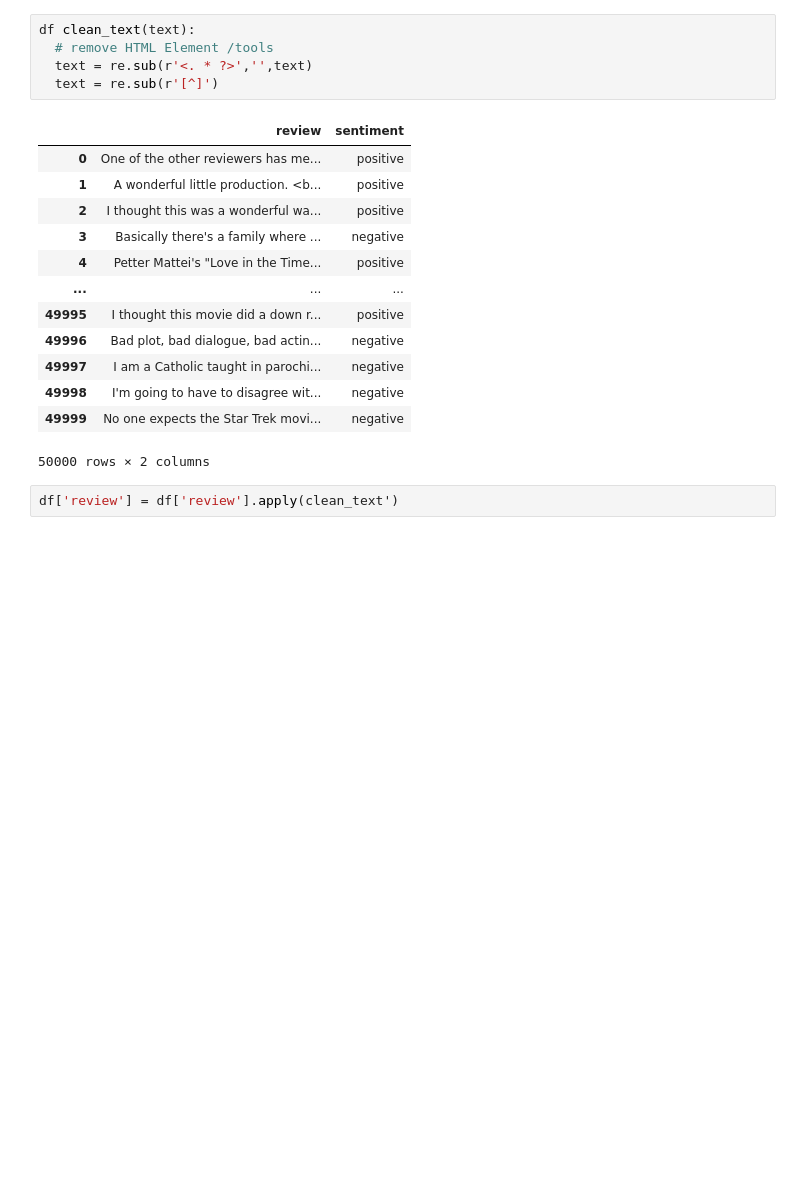
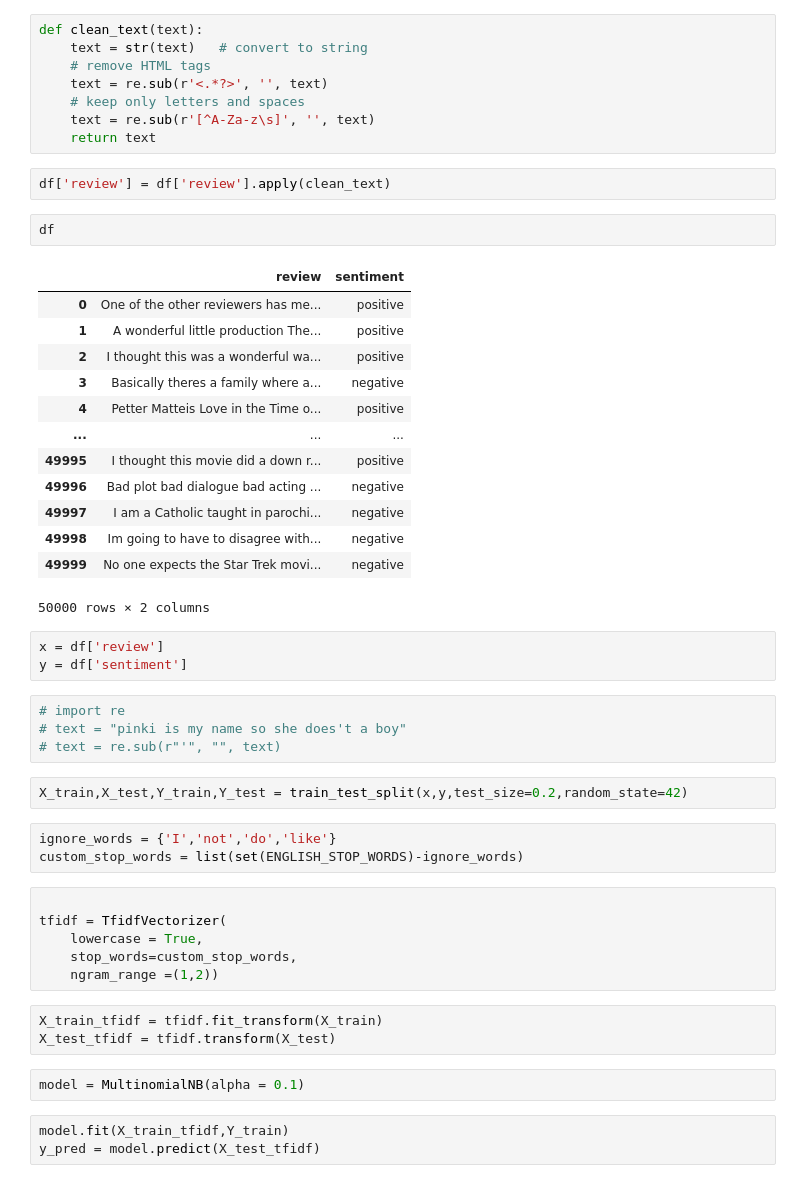
Before and after one commit to pinkimahato9814-afk/A1_Machine_learning_projects-infosis-, a Jupyter notebook: NLP/movie_review.ipynb, the cells around one changed output. Saved outputs shown, nothing was run; the diff lists cells and outputs as text; blank space fills up the shorter version.

```diff
--- a/NLP/movie_review.ipynb
+++ b/NLP/movie_review.ipynb
@@ -31,21 +23,52 @@ df =pd.read_csv('C:/Users/pinki/OneDrive/Desktop/Machine_learning_indetails/data
 # %%
-df clean_text(text):
-  # remove HTML Element /tools
-  text = re.sub(r'<. * ?>','',text)
-  text = re.sub(r'[^]')
+def clean_text(text):
+    text = str(text)   # convert to string
+    # remove HTML tags
+    text = re.sub(r'<.*?>', '', text)
+    # keep only letters and spaces
+    text = re.sub(r'[^A-Za-z\s]', '', text)
+    return text
-# %% [output]
-|  | review | sentiment |
-| 0 | One of the other reviewers has me... | positive |
-| 1 | A wonderful little production. <b... | positive |
-| 2 | I thought this was a wonderful wa... | positive |
-| 3 | Basically there's a family where ... | negative |
-| 4 | Petter Mattei's "Love in the Time... | positive |
-| ... | ... | ... |
-| 49995 | I thought this movie did a down r... | positive |
-| 49996 | Bad plot, bad dialogue, bad actin... | negative |
-| 49997 | I am a Catholic taught in parochi... | negative |
-| 49998 | I'm going to have to disagree wit... | negative |
-| 49999 | No one expects the Star Trek movi... | negative |
-50000 rows × 2 columns
 # %%
-df['review'] = df['review'].apply(clean_text')
+df['review'] = df['review'].apply(clean_text)
+# %%
+df
+# %% [output]
+|  | review | sentiment |
+| 0 | One of the other reviewers has me... | positive |
+| 1 | A wonderful little production The... | positive |
+| 2 | I thought this was a wonderful wa... | positive |
+| 3 | Basically theres a family where a... | negative |
+| 4 | Petter Matteis Love in the Time o... | positive |
+| ... | ... | ... |
+| 49995 | I thought this movie did a down r... | positive |
+| 49996 | Bad plot bad dialogue bad acting ... | negative |
+| 49997 | I am a Catholic taught in parochi... | negative |
+| 49998 | Im going to have to disagree with... | negative |
+| 49999 | No one expects the Star Trek movi... | negative |
+50000 rows × 2 columns
+# %%
+x = df['review']
+y = df['sentiment']
+# %%
+# import re
+# text = "pinki is my name so she does't a boy"
+# text = re.sub(r"'", "", text)
+# %%
+X_train,X_test,Y_train,Y_test = train_test_split(x,y,test_size=0.2,random_state=42)
+# %%
+ignore_words = {'I','not','do','like'}
+custom_stop_words = list(set(ENGLISH_STOP_WORDS)-ignore_words)
+# %%
+
+tfidf = TfidfVectorizer(
+    lowercase = True,
+    stop_words=custom_stop_words,
+    ngram_range =(1,2))
+# %%
+X_train_tfidf = tfidf.fit_transform(X_train)
+X_test_tfidf = tfidf.transform(X_test)
+# %%
+model = MultinomialNB(alpha = 0.1)
+# %%
+model.fit(X_train_tfidf,Y_train)
+y_pred = model.predict(X_test_tfidf)
```
Also changed, not shown: parts of 10 cells of this notebook, 1 other file.
